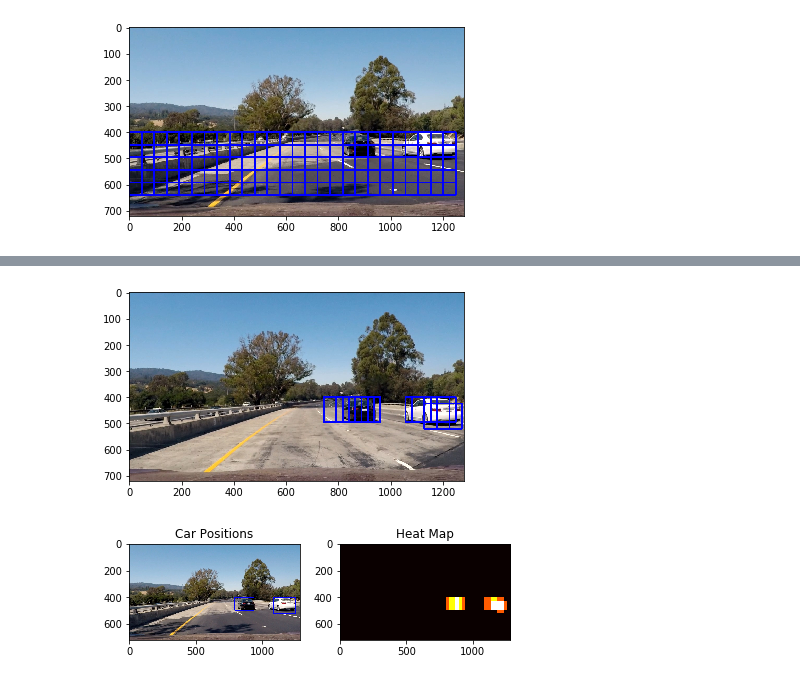
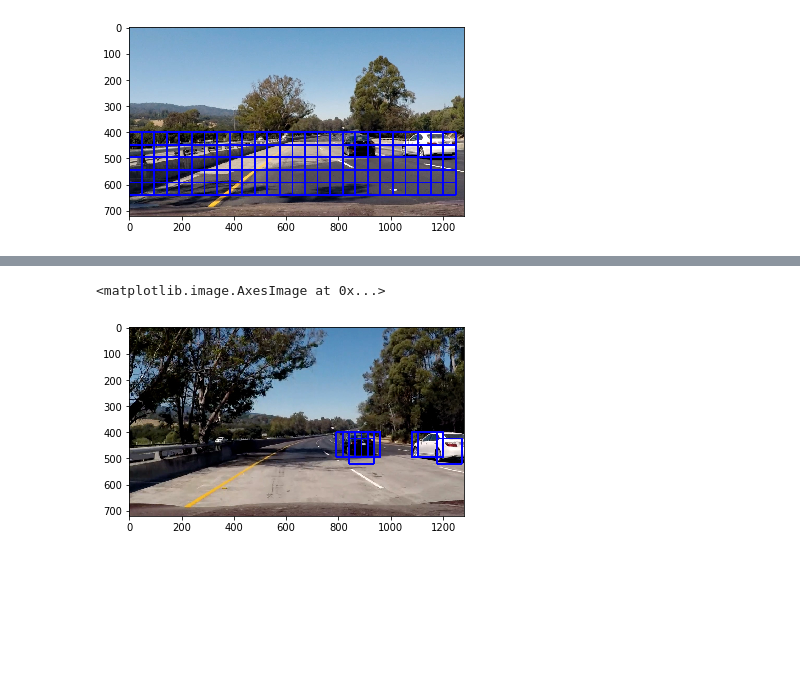
Before and after one commit to Meirtz/CarND-Vehicle-Detection, a Jupyter notebook: P5.ipynb, the cells around one changed output, grey strips where cells are left out. Drawn from its saved outputs; the diff is of its cells as text; code cells hidden in the pictures; blank space fills up the shorter version.

```diff
--- a/P5.ipynb
+++ b/P5.ipynb
@@ -594,7 +594,7 @@ def convert_color(img, conv='RGB2YCrCb'):
     if conv == 'RGB2LUV':
         return cv2.cvtColor(img, cv2.COLOR_RGB2LUV)
 
-img = mpimg.imread('./test_images/test1.jpg')
+img = mpimg.imread('./test_images/test5.jpg')
 
 # Define a single function that can extract features using hog sub-sampling and make predictions
 def find_cars(img, ystart, ystop, scale, svc, X_scaler, orient, pix_per_cell, cell_per_block, spatial_size, hist_bins):
@@ -674,4 +675,5 @@ plt.imshow(out_img)
+<matplotlib.image.AxesImage at 0x...>
-[figure, old version]
+[figure, new version]
 # %%
 def find_cars_boxes(img, ystart, ystop, scale, svc, X_scaler, orient, pix_per_cell, cell_per_block, spatial_size, hist_bins):
 
@@ -747,64 +749,3 @@ from scipy.ndimage.measurements import label
 # Each item in the "all_bboxes" list will contain a
 # list of boxes for one of the images shown above
 #box_list = pickle.load( open( "bbox_pickle.p", "rb" ))
-
-# Read in image similar to one shown above
-img = mpimg.imread('./test_images/test1.jpg')
-box_list = find_cars_boxes(img, ystart, ystop, scale, svc, X_scaler, orient, pix_per_cell, cell_per_block, spatial_size, hist_bins)
-
-heat = np.zeros_like(image[:,:,0]).astype(np.float)
-
-def add_heat(heatmap, bbox_list):
-    # Iterate through list of bboxes
-    for box in bbox_list:
-        # Add += 1 for all pixels inside each bbox
-        # Assuming each "box" takes the form ((x1, y1), (x2, y2))
-        heatmap[box[0][1]:box[1][1], box[0][0]:box[1][0]] += 1
-
-    # Return updated heatmap
-    return heatmap# Iterate through list of bboxes
-
-def apply_threshold(heatmap, threshold):
-    # Zero out pixels below the threshold
-    heatmap[heatmap <= threshold] = 0
-    # Return thresholded map
-    return heatmap
-
-def draw_labeled_bboxes(img, labels):
-    # Iterate through all detected cars
-    for car_number in range(1, labels[1]+1):
-        # Find pixels with each car_number label value
-        nonzero = (labels[0] == car_number).nonzero()
-        # Identify x and y values of those pixels
-        nonzeroy = np.array(nonzero[0])
-        nonzerox = np.array(nonzero[1])
-        # Define a bounding box based on min/max x and y
-        bbox = ((np.min(nonzerox), np.min(nonzeroy)), (np.max(nonzerox), np.max(nonzeroy)))
-        # Draw the box on the image
-        cv2.rectangle(img, bbox[0], bbox[1], (0,0,255), 6)
-    # Return the image
-    return img
-
-# Add heat to each box in box list
-heat = add_heat(heat,box_list)
-
-# Apply threshold to help remove false positives
-heat = apply_threshold(heat,1)
-
-# Visualize the heatmap when displaying
-heatmap = np.clip(heat, 0, 255)
-
-# Find final boxes from heatmap using label function
-labels = label(heatmap)
-draw_img = draw_labeled_bboxes(np.copy(image), labels)
-
-fig = plt.figure()
-plt.subplot(121)
-plt.imshow(draw_img)
-plt.title('Car Positions')
-plt.subplot(122)
-plt.imshow(heatmap, cmap='hot')
-plt.title('Heat Map')
-fig.tight_layout()
-# %% [output]
-[figure, removed]
```
Also changed, not shown: parts of 5 cells of this notebook, 2 other files.
